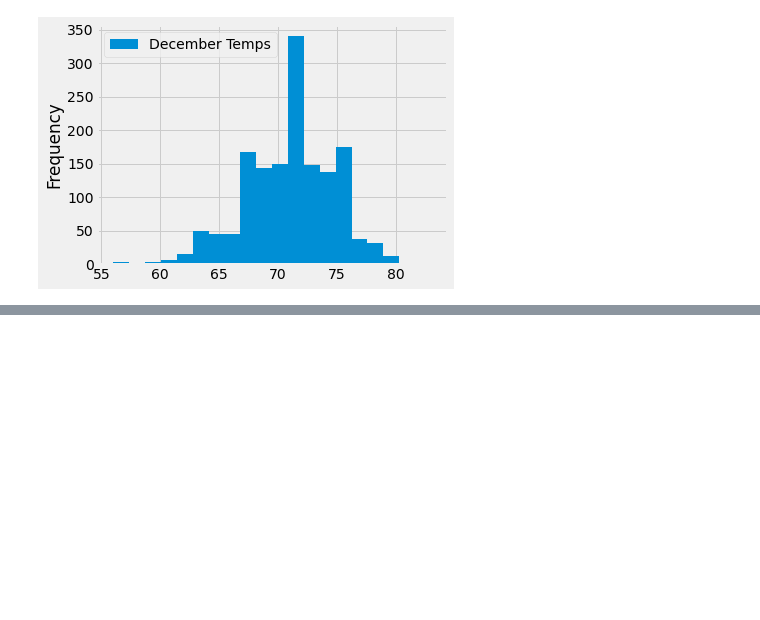
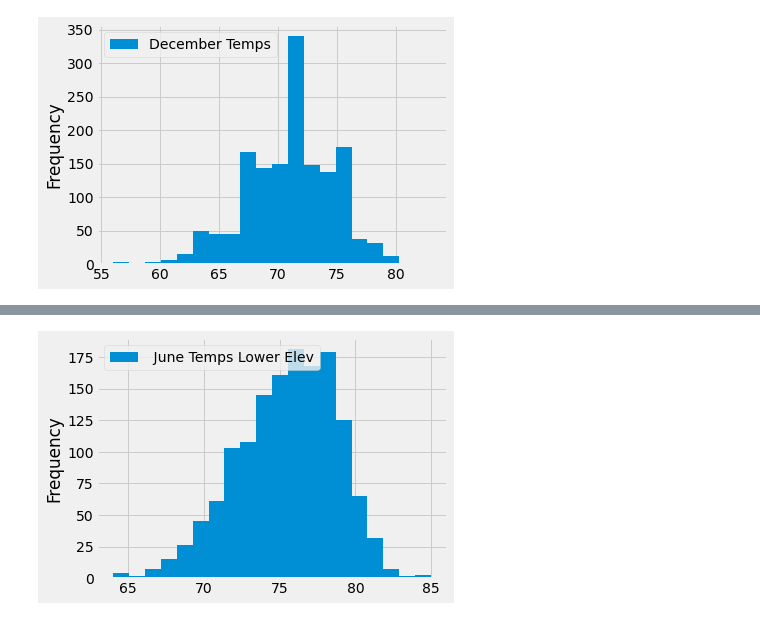
Before and after one commit to Cthompsonlbi/Surfs-Up, a Jupyter notebook: SurfsUp_Challenge.ipynb, the cells around one changed output, grey strips where cells are left out. Saved outputs shown, nothing was run; the diff lists cells and outputs as text; code cells hidden in the pictures; blank space fills up the shorter version.

```diff
--- a/SurfsUp_Challenge.ipynb
+++ b/SurfsUp_Challenge.ipynb
@@ -128,0 +126,14 @@ dec_temps_df.describe()
+# %%
+#Calculate and plot out the frequency for the June temperature DataFrame over various segments.
+#Where Elevations above 40feet have been removed to only show temps of locations near the beach and at sea level
+#This removes any impact on temp calculations caused by higher altitude stations
+june_location_temps=session.query(Measurement.station, Measurement.tobs).filter(Measurement.station  == Station.station).\
+    filter(extract('month', Measurement.date) ==6).\
+    filter(Station.elevation <= 40).all()
+june_location_temps = pd.DataFrame(june_location_temps, columns =['Station',' June Temps Lower Elev'])
+june_location_temps.set_index('Station', inplace=True)
+june_location_temps.plot.hist(bins = 20)
+plt.tight_layout()
+plt.show()
+# %% [output]
+[figure, added]
```
Also changed, not shown: parts of 15 cells of this notebook, 1 other file.
